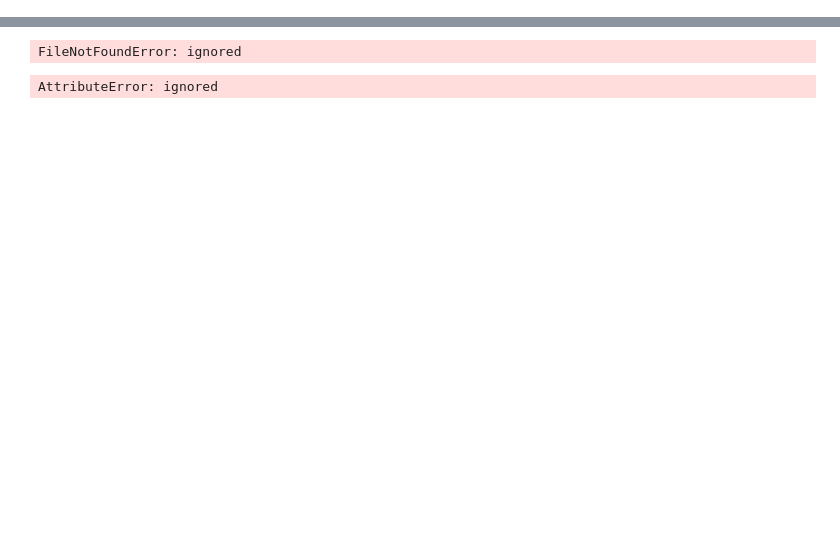
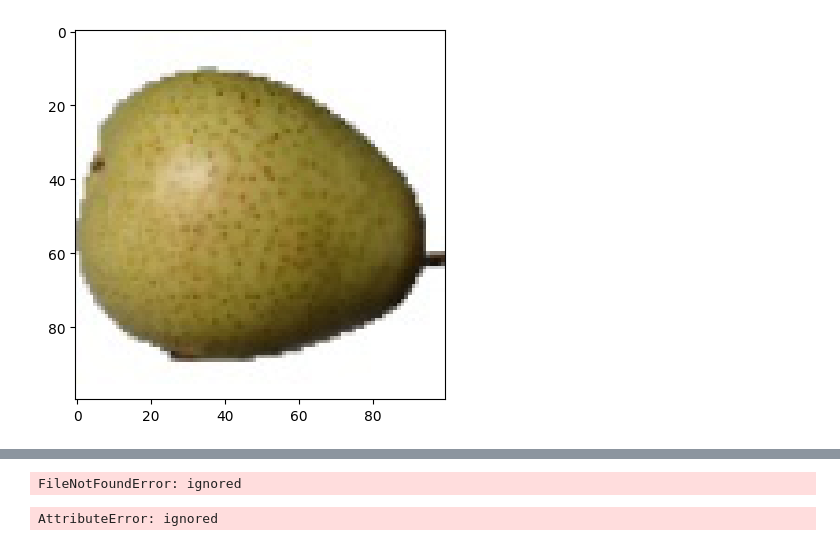
Before and after one commit to JonasHagstrom79/Advanced_Computer_Vision, a Jupyter notebook: 07_ResNet_Fruits.ipynb, the cells around one changed output, grey strips where cells are left out. Saved outputs shown, nothing was run; the diff lists cells and outputs as text; code cells hidden in the pictures; blank space fills up the shorter version.

```diff
--- a/07_ResNet_Fruits.ipynb
+++ b/07_ResNet_Fruits.ipynb
@@ -16,0 +37,8 @@ IMAGE_SIZE = [100, 100] # can be chaged depending on dataset
+# %%
+# declaring paths
+train_path = 'fruits-360/Training'
+valid_path = 'fruits-360/Validation'
+# %%
+# useful for gettinng number of files
+image_files = glob(train_path + '/*/*.jp*g')
+valid_image_files = glob(valid_path + '/*/*.jp*g')
@@ -16,0 +48,5 @@ IMAGE_SIZE = [100, 100] # can be chaged depending on dataset
+# %%
+# look at an image for fun
+plt.imshow(image.load_img(np.random.choice(image_files)));
+# %% [output]
+[figure, added]
```
Also changed, not shown: parts of 10 cells of this notebook.
